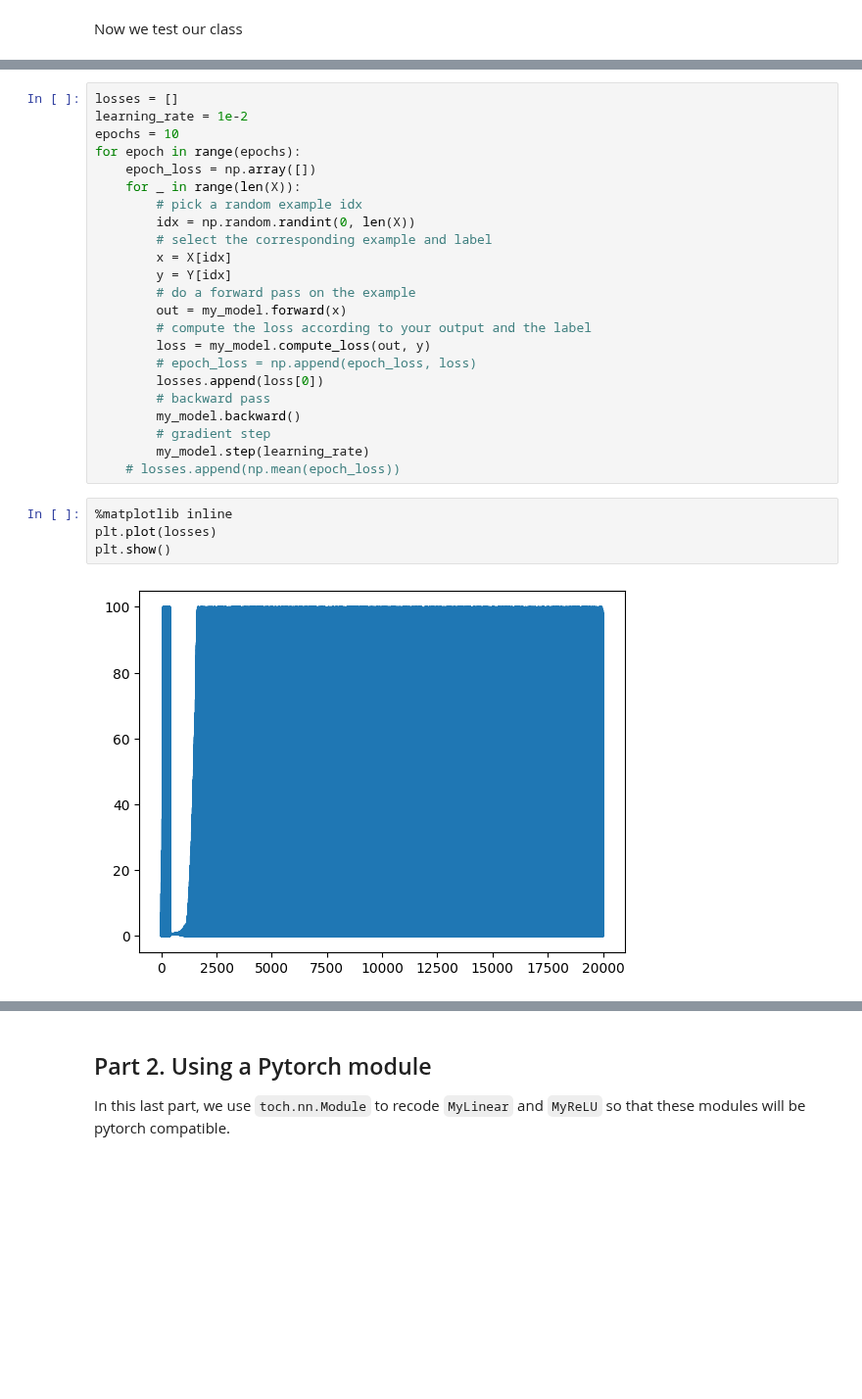
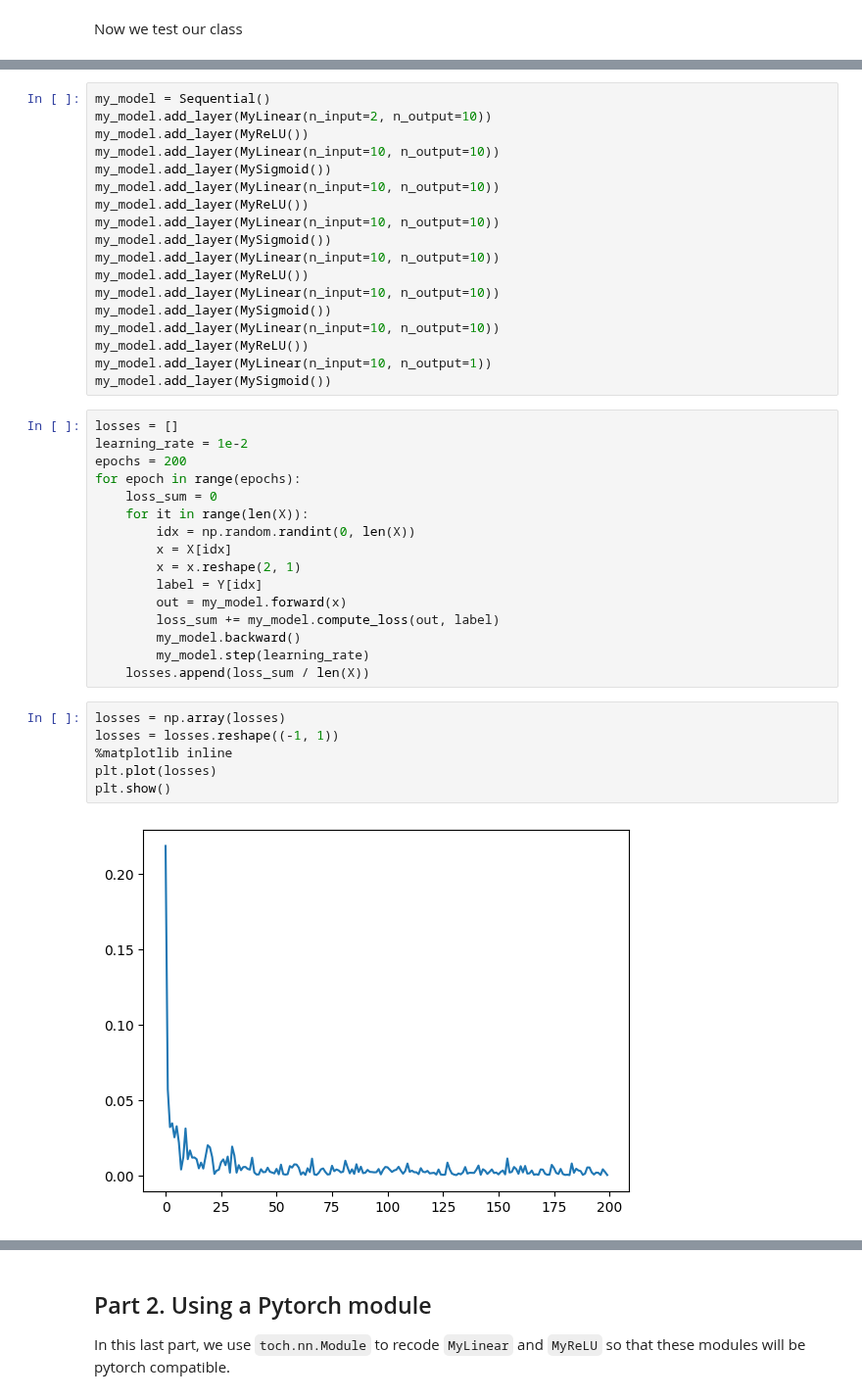
Before and after one commit to Shahriar-0/Artificial-Intelligence-Course-Projects-S2023, a Jupyter notebook: 6 - Neural Networks/AI_CA6.ipynb, the cells around one changed output, grey strips where cells are left out. Shown at 98% size. Drawn from its saved outputs; the diff is of its cells as text; blank space fills up the shorter version.

```diff
--- a/6 - Neural Networks/AI_CA6.ipynb
+++ b/6 - Neural Networks/AI_CA6.ipynb
@@ -468,29 +395,42 @@ with torch.no_grad():
+# %%
+my_model = Sequential()
+my_model.add_layer(MyLinear(n_input=2, n_output=10))
+my_model.add_layer(MyReLU())
+my_model.add_layer(MyLinear(n_input=10, n_output=10))
+my_model.add_layer(MySigmoid())
+my_model.add_layer(MyLinear(n_input=10, n_output=10))
+my_model.add_layer(MyReLU())
+my_model.add_layer(MyLinear(n_input=10, n_output=10))
+my_model.add_layer(MySigmoid())
+my_model.add_layer(MyLinear(n_input=10, n_output=10))
+my_model.add_layer(MyReLU())
+my_model.add_layer(MyLinear(n_input=10, n_output=10))
+my_model.add_layer(MySigmoid())
+my_model.add_layer(MyLinear(n_input=10, n_output=10))
+my_model.add_layer(MyReLU())
+my_model.add_layer(MyLinear(n_input=10, n_output=1))
+my_model.add_layer(MySigmoid())
 # %%
 losses = []
 learning_rate = 1e-2
-epochs = 10
+epochs = 200
 for epoch in range(epochs):
-    epoch_loss = np.array([])
-    for _ in range(len(X)):
-        # pick a random example idx
+    loss_sum = 0
+    for it in range(len(X)):
         idx = np.random.randint(0, len(X))
-        # select the corresponding example and label
         x = X[idx]
-        y = Y[idx]
-        # do a forward pass on the example
+        x = x.reshape(2, 1)
+        label = Y[idx]
         out = my_model.forward(x)
-        # compute the loss according to your output and the label
-        loss = my_model.compute_loss(out, y)
-        # epoch_loss = np.append(epoch_loss, loss)
-        losses.append(loss[0])
-        # backward pass
+        loss_sum += my_model.compute_loss(out, label)
         my_model.backward()
-        # gradient step
         my_model.step(learning_rate)
-    # losses.append(np.mean(epoch_loss))
+    losses.append(loss_sum / len(X))
 # %%
+losses = np.array(losses)
+losses = losses.reshape((-1, 1))
 %matplotlib inline
 plt.plot(losses)
 plt.show()
 # %% [output]
-[figure, old version]
+[figure, new version]
```
Also changed, not shown: parts of 29 cells of this notebook, 1 other file.
